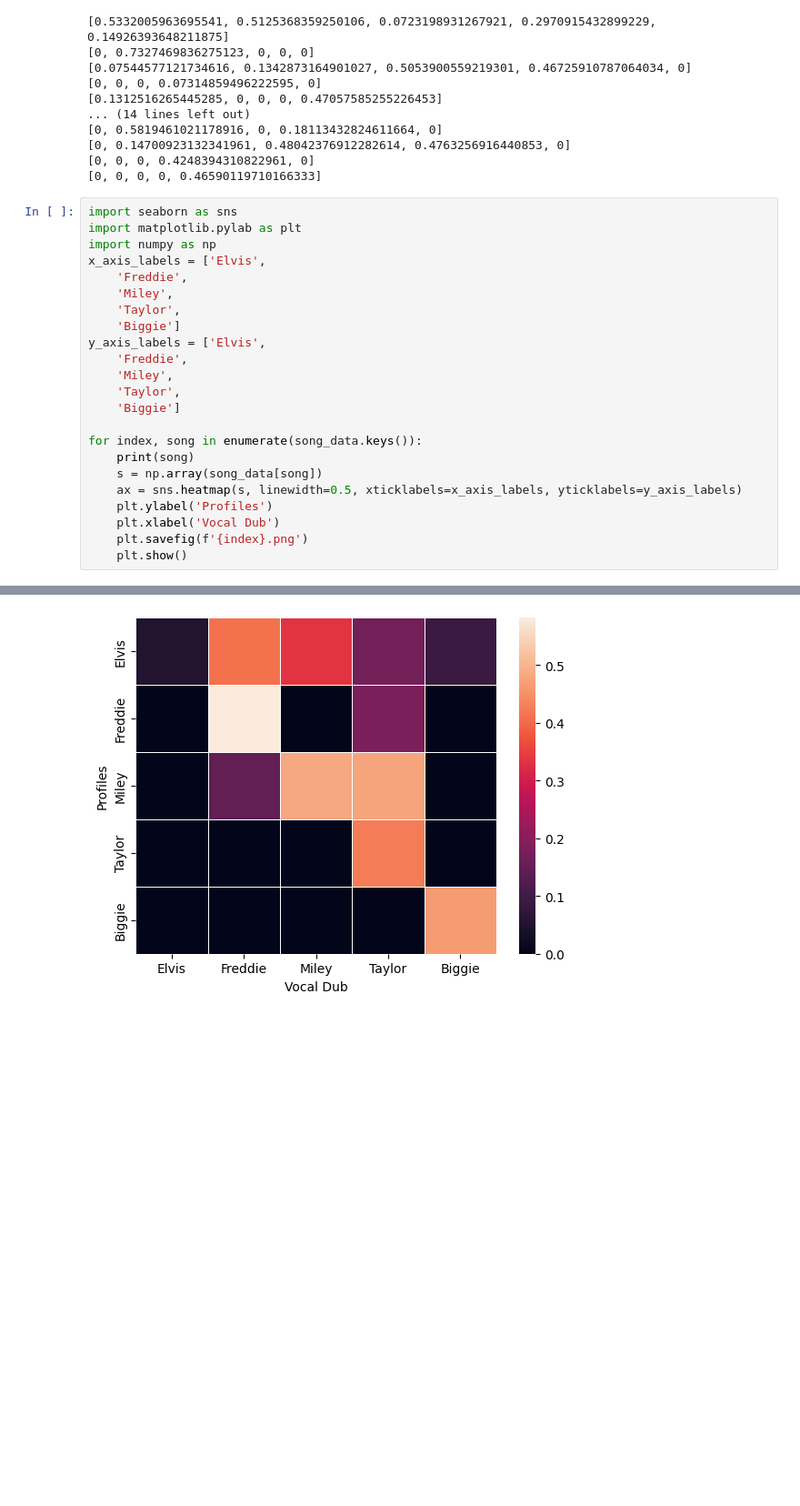
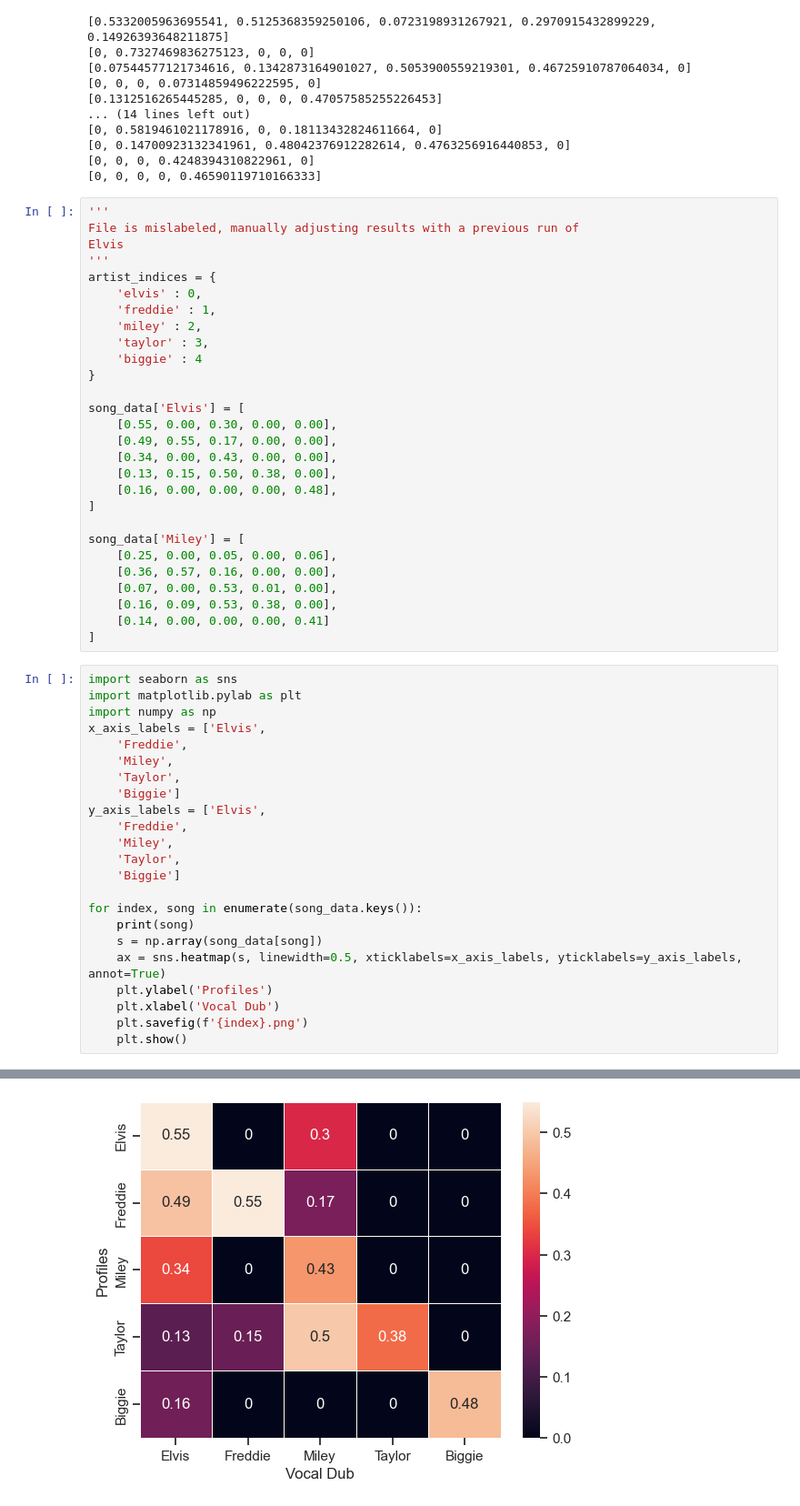
Before and after one commit to CMSC-33260-Voice-Dub-Detection/pico-voice-workflow, a Jupyter notebook: data_processing.ipynb, the cells around one changed output, grey strips where cells are left out. Shown: that part at 91% size. Drawn from its saved outputs; the diff is of its cells as text; blank space fills up the shorter version.

Commit message:
add more data processing stuff:

```diff
--- a/data_processing.ipynb
+++ b/data_processing.ipynb
@@ -137,6 +137,34 @@ for song in song_data.keys():
 [0, 0.14700923132341961, 0.48042376912282614, 0.4763256916440853, 0]
 [0, 0, 0, 0.4248394310822961, 0]
 [0, 0, 0, 0, 0.46590119710166333]
+# %%
+'''
+File is mislabeled, manually adjusting results with a previous run of
+Elvis
+'''
+artist_indices = {
+    'elvis' : 0,
+    'freddie' : 1,
+    'miley' : 2,
+    'taylor' : 3,
+    'biggie' : 4
+}
+
+song_data['Elvis'] = [
+    [0.55, 0.00, 0.30, 0.00, 0.00],
+    [0.49, 0.55, 0.17, 0.00, 0.00],
+    [0.34, 0.00, 0.43, 0.00, 0.00],
+    [0.13, 0.15, 0.50, 0.38, 0.00],
+    [0.16, 0.00, 0.00, 0.00, 0.48],
+]
+
+song_data['Miley'] = [
+    [0.25, 0.00, 0.05, 0.00, 0.06],
+    [0.36, 0.57, 0.16, 0.00, 0.00],
+    [0.07, 0.00, 0.53, 0.01, 0.00],
+    [0.16, 0.09, 0.53, 0.38, 0.00],
+    [0.14, 0.00, 0.00, 0.00, 0.41]
+]
 # %%
 import seaborn as sns
 import matplotlib.pylab as plt
@@ -155,7 +183,7 @@ y_axis_labels = ['Elvis',
 for index, song in enumerate(song_data.keys()):
     print(song)
     s = np.array(song_data[song])
-    ax = sns.heatmap(s, linewidth=0.5, xticklabels=x_axis_labels, yticklabels=y_axis_labels)
+    ax = sns.heatmap(s, linewidth=0.5, xticklabels=x_axis_labels, yticklabels=y_axis_labels, annot=True)
     plt.ylabel('Profiles')
     plt.xlabel('Vocal Dub')
     plt.savefig(f'{index}.png')
@@ -172,2 +200,2 @@ Taylor
 Elvis
-[figure, old version]
+[figure, new version]
```
Also changed, not shown: parts of 8 cells of this notebook, 10 other files.
